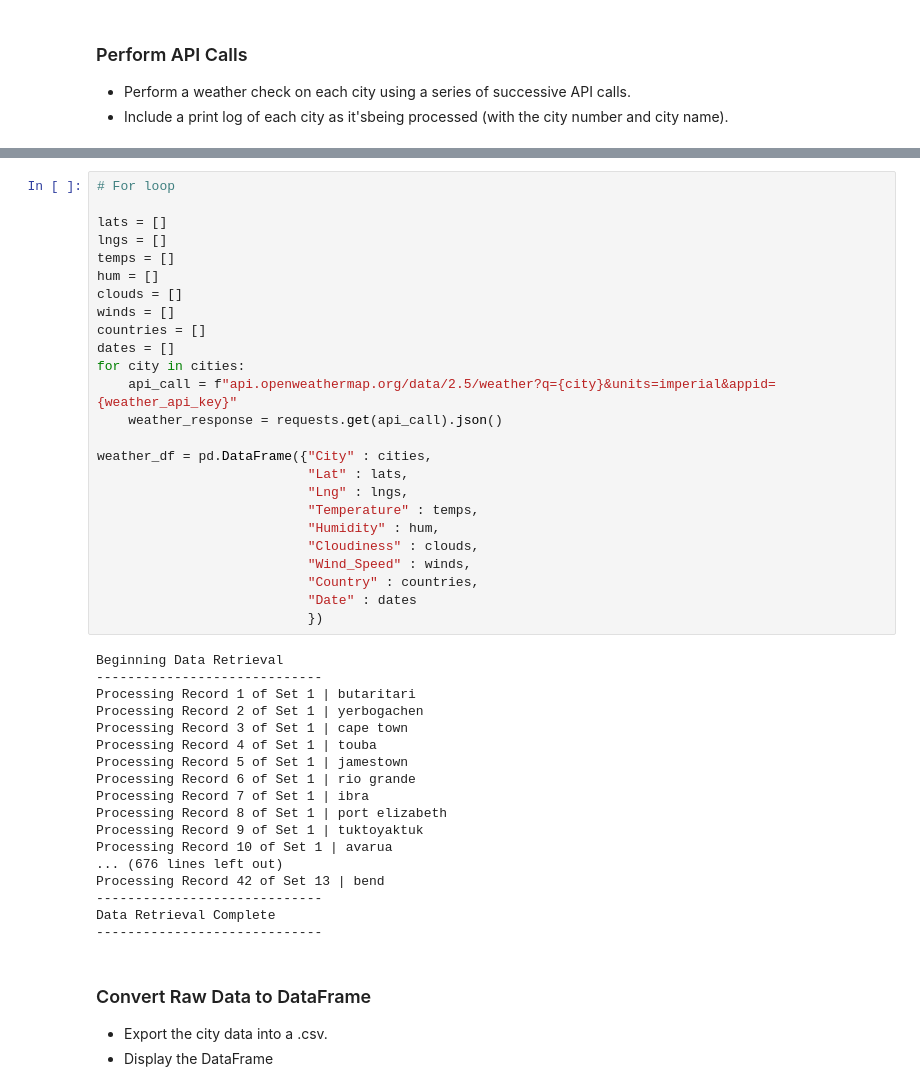
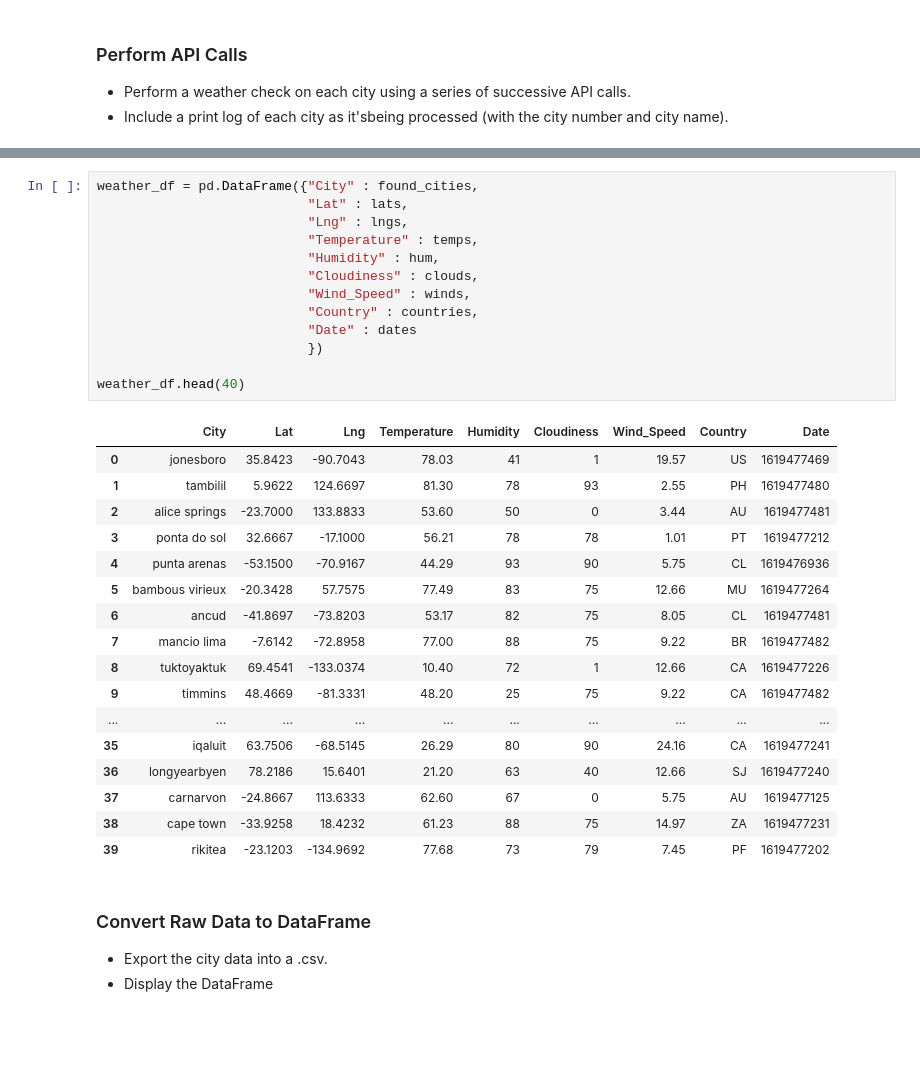
Before and after one commit to sunwoo-kim20/python-api-challenge, a Jupyter notebook: WeatherPy.ipynb, the cells around one changed output, grey strips where cells are left out. Cells and saved outputs as stored; diff of their text form; blank space fills up the shorter version.

Commit message:
completed api calls

```diff
--- a/WeatherPy.ipynb
+++ b/WeatherPy.ipynb
@@ -85,46 +136,34 @@ print(json.dumps(weather_response, indent =4 , sort_keys = True))
 # %%
-# For loop
-
-lats = []
-lngs = []
-temps = []
-hum = []
-clouds = []
-winds = []
-countries = []
-dates = []
-for city in cities:
-    api_call = f"api.openweathermap.org/data/2.5/weather?q={city}&units=imperial&appid={weather_api_key}"
-    weather_response = requests.get(api_call).json()
-
-weather_df = pd.DataFrame({"City" : cities,
+weather_df = pd.DataFrame({"City" : found_cities,
                            "Lat" : lats,
                            "Lng" : lngs,
                            "Temperature" : temps,
                            "Humidity" : hum,
                            "Cloudiness" : clouds,
                            "Wind_Speed" : winds,
                            "Country" : countries,
                            "Date" : dates
                            })
+
+weather_df.head(40)
 # %% [output]
-Beginning Data Retrieval
------------------------------
-Processing Record 1 of Set 1 | butaritari
-Processing Record 2 of Set 1 | yerbogachen
-Processing Record 3 of Set 1 | cape town
-Processing Record 4 of Set 1 | touba
-Processing Record 5 of Set 1 | jamestown
-Processing Record 6 of Set 1 | rio grande
-Processing Record 7 of Set 1 | ibra
-Processing Record 8 of Set 1 | port elizabeth
-Processing Record 9 of Set 1 | tuktoyaktuk
-Processing Record 10 of Set 1 | avarua
-... (676 lines left out)
-Processing Record 42 of Set 13 | bend
------------------------------
-Data Retrieval Complete
------------------------------
+|  | City | Lat | Lng | Temperature | Humidity | Cloudiness | Wind_Speed | Country | Date |
+| 0 | jonesboro | 35.8423 | -90.7043 | 78.03 | 41 | 1 | 19.57 | US | 1619477469 |
+| 1 | tambilil | 5.9622 | 124.6697 | 81.30 | 78 | 93 | 2.55 | PH | 1619477480 |
+| 2 | alice springs | -23.7000 | 133.8833 | 53.60 | 50 | 0 | 3.44 | AU | 1619477481 |
+| 3 | ponta do sol | 32.6667 | -17.1000 | 56.21 | 78 | 78 | 1.01 | PT | 1619477212 |
+| 4 | punta arenas | -53.1500 | -70.9167 | 44.29 | 93 | 90 | 5.75 | CL | 1619476936 |
+| 5 | bambous virieux | -20.3428 | 57.7575 | 77.49 | 83 | 75 | 12.66 | MU | 1619477264 |
+| 6 | ancud | -41.8697 | -73.8203 | 53.17 | 82 | 75 | 8.05 | CL | 1619477481 |
+| 7 | mancio lima | -7.6142 | -72.8958 | 77.00 | 88 | 75 | 9.22 | BR | 1619477482 |
+| 8 | tuktoyaktuk | 69.4541 | -133.0374 | 10.40 | 72 | 1 | 12.66 | CA | 1619477226 |
+| 9 | timmins | 48.4669 | -81.3331 | 48.20 | 25 | 75 | 9.22 | CA | 1619477482 |
+| ... | ... | ... | ... | ... | ... | ... | ... | ... | ... |
+| 35 | iqaluit | 63.7506 | -68.5145 | 26.29 | 80 | 90 | 24.16 | CA | 1619477241 |
+| 36 | longyearbyen | 78.2186 | 15.6401 | 21.20 | 63 | 40 | 12.66 | SJ | 1619477240 |
+| 37 | carnarvon | -24.8667 | 113.6333 | 62.60 | 67 | 0 | 5.75 | AU | 1619477125 |
+| 38 | cape town | -33.9258 | 18.4232 | 61.23 | 88 | 75 | 14.97 | ZA | 1619477231 |
+| 39 | rikitea | -23.1203 | -134.9692 | 77.68 | 73 | 79 | 7.45 | PF | 1619477202 |
 # %% [markdown]
 ### Convert Raw Data to DataFrame
 * Export the city data into a .csv.
```
Also changed, not shown: parts of 6 cells of this notebook.
